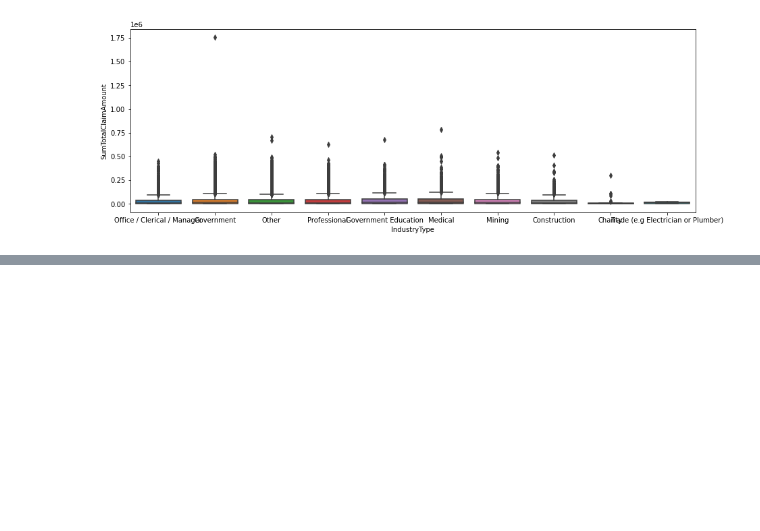
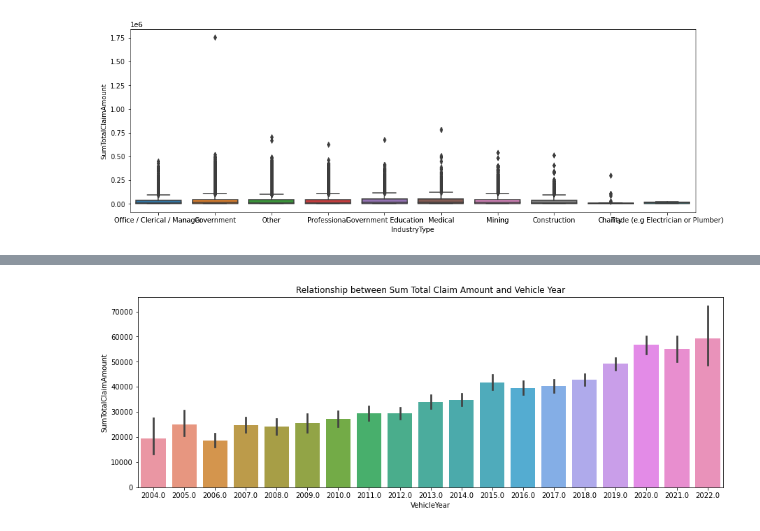
Before and after one commit to Pheelog/Insurance-Claim-Modelling, a Jupyter notebook: Insurance Claim Model.ipynb, the cells around one changed output, grey strips where cells are left out. Saved outputs shown, nothing was run; the diff lists cells and outputs as text; code cells hidden in the pictures; blank space fills up the shorter version.

```diff
--- a/Insurance Claim Model.ipynb
+++ b/Insurance Claim Model.ipynb
@@ -449,0 +458,7 @@ plt.show();
+# %%
+plt.figure(figsize=(15,5))
+sns.barplot(x = "VehicleYear", y = "SumTotalClaimAmount", data = df)
+plt.title('Relationship between Sum Total Claim Amount and Vehicle Year');
+plt.show();
+# %% [output]
+[figure, added]
```
Also changed, not shown: parts of 16 cells of this notebook.
